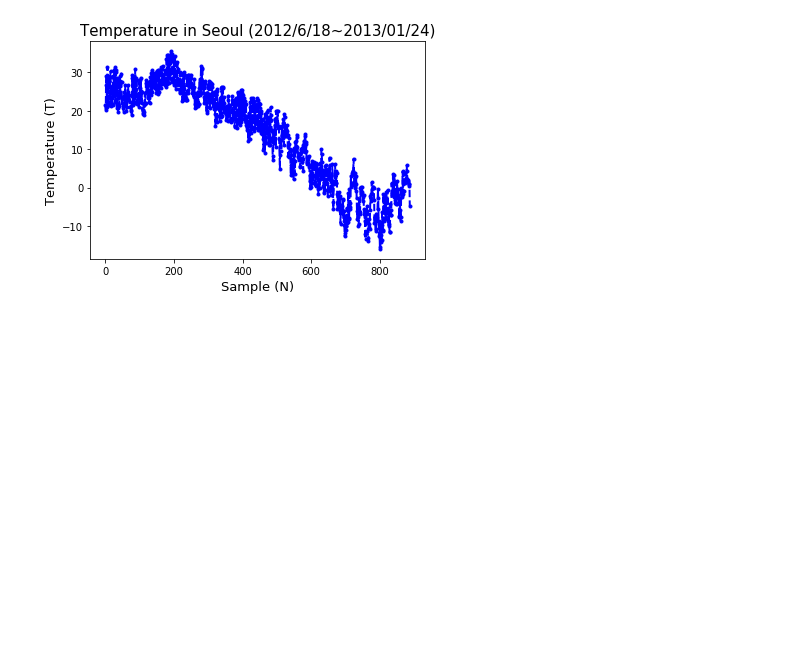
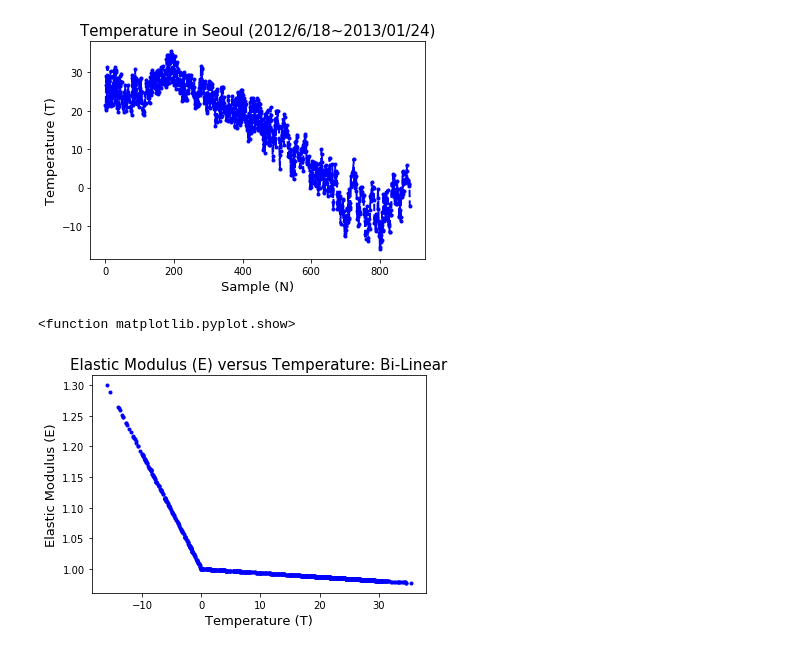
Before and after one commit to StringBottle/APCA_CAS, a Jupyter notebook: Step1_Generate_simulated_data.ipynb, the cells around one changed output. Cells and saved outputs as stored; diff of their text form; code cells hidden in the pictures; blank space fills up the shorter version.

```diff
--- a/Step1_Generate_simulated_data.ipynb
+++ b/Step1_Generate_simulated_data.ipynb
@@ -66,3 +67,47 @@ plt.show
 # %% [output]
 <function matplotlib.pyplot.show>
 [figure]
+# %%
+## Plot Temperature Dependency
+
+if 'bi' in fn : # Bi-Linear
+    T0, Es  = [-16, 0, 31 ], [1.3, 1, 0.98]
+    p1 = np.polyfit(T0[0:2], Es[0:2], 1)
+    p2 = np.polyfit(T0[1:3], Es[1:3], 1)
+
+    factor = np.zeros(t.shape)
+
+    B0_ = np.argwhere(t<0)
+    B0, IX0 = np.transpose(B0_[:,0]), np.transpose(B0_[:,1])
+
+    B1_ = np.argwhere((t>0) | (t==0))
+    B1, IX1 = np.transpose(B1_[:,0]), np.transpose(B1_[:,1])
+
+    Factor = np.zeros(t.shape[1])
+    Factor[IX0] = p1[0]*t[0, IX0]+p1[1]
+    Factor[IX1] = p2[0]*t[0, IX1]+p2[1]
+
+    Factor1 = p1[0]*t[0, 0:33]+p2[1]
+    Factor2 = p2[0]*t[0, 33:]+p2[1]
+
+    title_Freq_VS_t_str = 'Bi-Linear'
+
+else : # Quasi-Linear
+    T0 = np.arange(-20, 51, 5)
+    Es = np.array([1.07523676300626,1.06253244739916,1.05077090900101,1.03995214781181,
+                  1.03007616383155,1.02114295706025,1.01315252749788,1.00610487514447,
+                  1,0.994837902064479,0.990618581337904,0.987342037820276,
+                  0.985008271511596,0.983617282411862,0.983169070521074])
+    p = np.polyfit(T0, Es, 2)
+    Factor = p[0]*np.square(t)+p[1]*t+p[2];
+    title_Freq_VS_t_str = 'Quasi-Linear';
+# %%
+%matplotlib inline
+plt.plot(t[0], Factor, 'bo', linewidth=2, markersize=3)
+plt.title('Elastic Modulus (E) versus Temperature: ' + title_Freq_VS_t_str, fontsize=15)
+plt.xlabel('Temperature (T)',fontsize=13)
+plt.ylabel('Elastic Modulus (E)',fontsize=13)
+plt.show
+# %% [output]
+<function matplotlib.pyplot.show>
+[figure, added]
```
Also changed, not shown: parts of 8 cells of this notebook, 1 other file.
